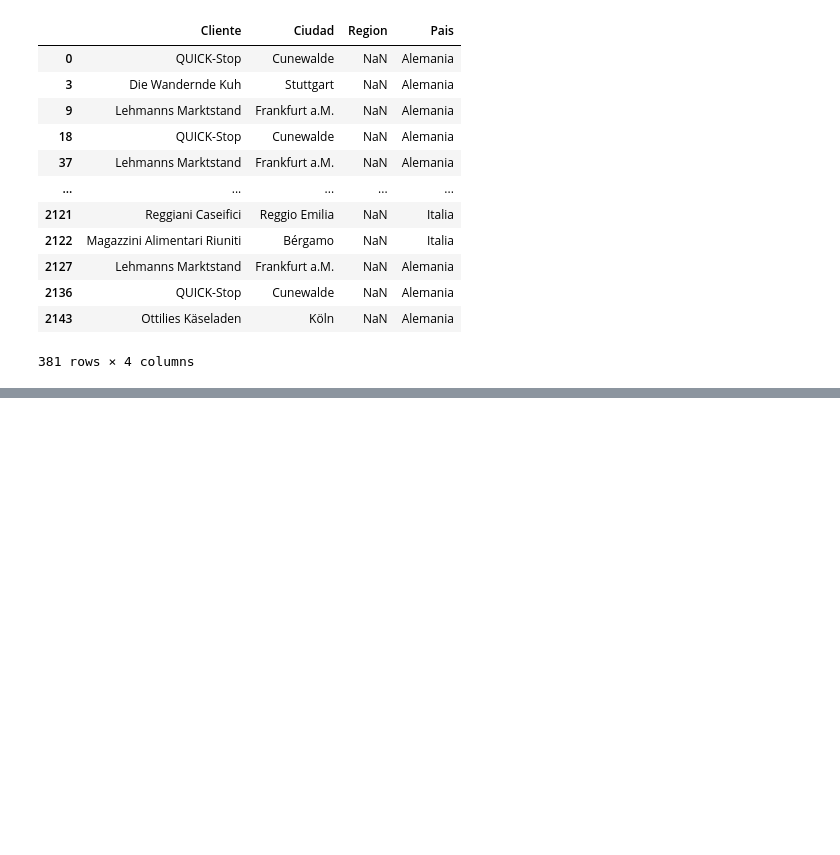
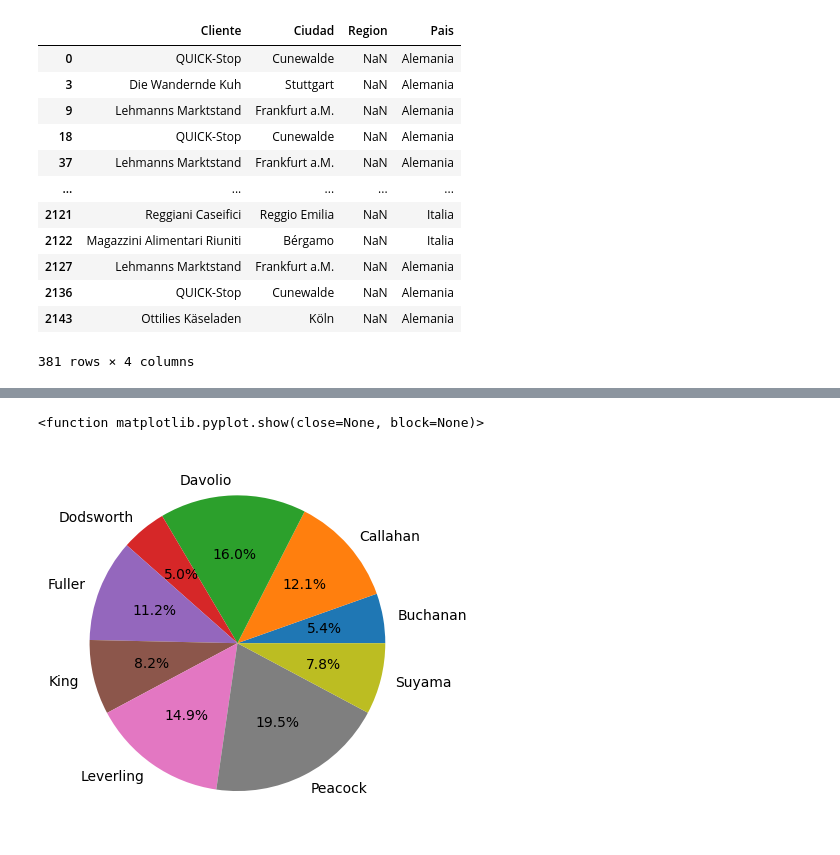
Before and after one commit to rvagelet/Python, a Jupyter notebook: 19072024.ipynb, the cells around one changed output, grey strips where cells are left out. Cells and saved outputs as stored; diff of their text form; code cells hidden in the pictures; blank space fills up the shorter version.

```diff
--- a/19072024.ipynb
+++ b/19072024.ipynb
@@ -81,0 +111,12 @@ DFPedidos.to_csv("DFPedidos.csv",sep=",",index=False)
+# %%
+def descuento(Categoria):
+     if Categoria == 'Bebidas' or Categoria == 'Lácteos':
+          return 0.05
+     else:
+          return 0
+
+Pedidos['DescuentoPorCategoria'] = Pedidos['Categoria'].apply(descuento)
+Pedidos
+
+Pedidos['Importe Neto'] = Pedidos['Importe'] - Pedidos['DescuentoPorCategoria']
+Pedidos
@@ -81,0 +157,4 @@ DFPedidos.to_csv("DFPedidos.csv",sep=",",index=False)
+# %%
+#Después queremos un grafico circular con FULL EQUIP (con todo), para ver el porcentaje de cantidad de pedidos por comercial.
+Importeagrupacio = Pedidos.groupby(['Comercial'])['Cantidad'].count()
+Importeagrupacio
@@ -81,0 +173,3 @@ DFPedidos.to_csv("DFPedidos.csv",sep=",",index=False)
+# %%
+DFComercial=pd.DataFrame(Importeagrupacio, columns = ['Cantidad'])
+DFComercial
@@ -81,0 +190,9 @@ DFPedidos.to_csv("DFPedidos.csv",sep=",",index=False)
+# %%
+import matplotlib.pyplot as plt     #importació del matplotlib
+fig, comercial=plt.subplots()       #això és per fer el quadrat blanc
+#podem gafar la fila que vulguem, perquè totes elles ens permetran sumar les fileres.
+comercial.pie(DFComercial['Cantidad'], labels=DFComercial.index, autopct="%1.1f%%")
+plt.show
+# %% [output]
+<function matplotlib.pyplot.show(close=None, block=None)>
+[figure, added]
```
Also changed, not shown: parts of 11 cells of this notebook.
